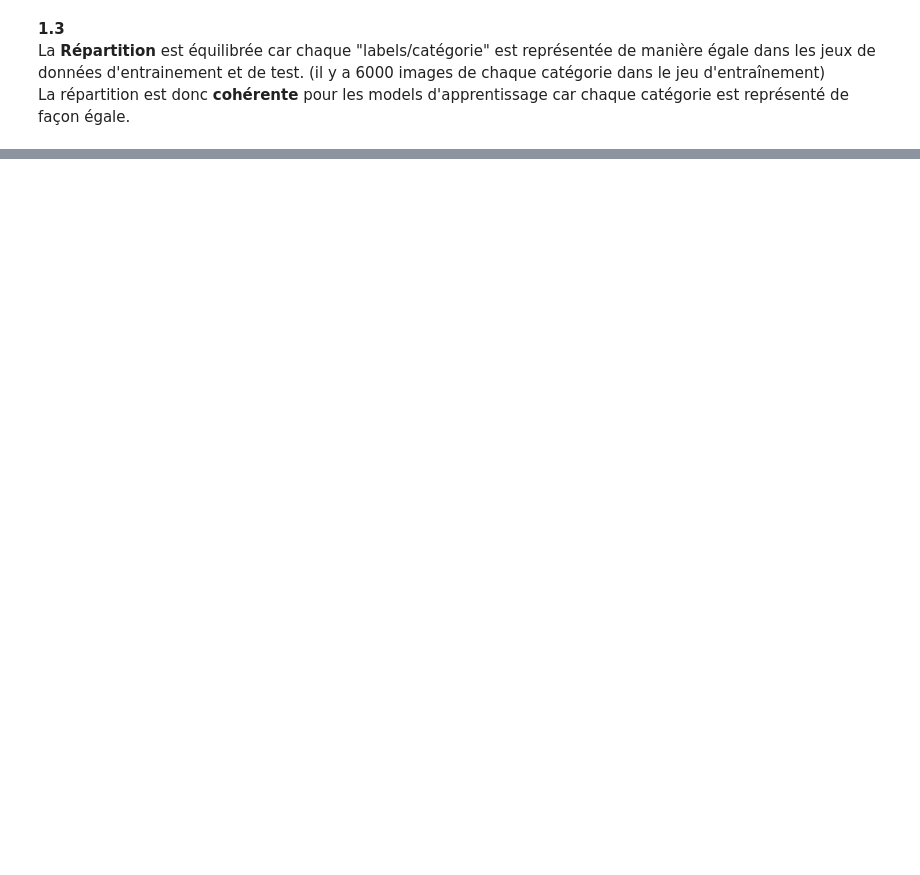
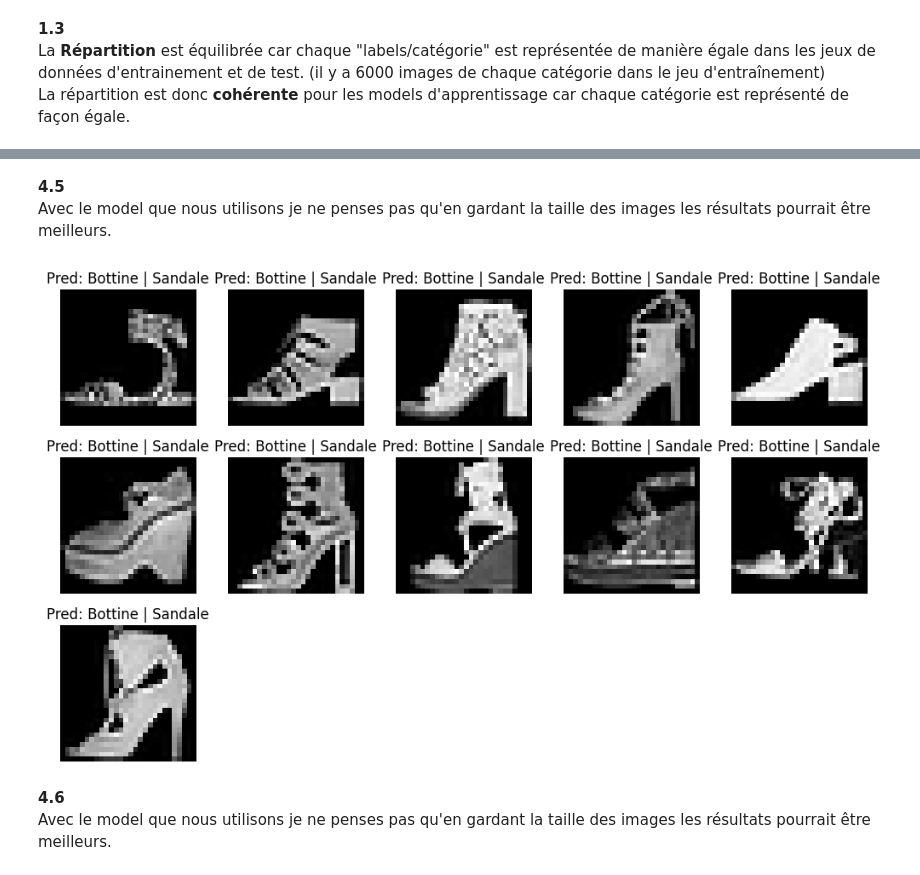
Before and after one commit to Cleamx/M1DENG, a Jupyter notebook: S2/BigData/TD1/TD1.ipynb, the cells around one changed output, grey strips where cells are left out. Drawn from its saved outputs; the diff is of its cells as text; code cells hidden in the pictures; blank space fills up the shorter version.

```diff
--- a/S2/BigData/TD1/TD1.ipynb
+++ b/S2/BigData/TD1/TD1.ipynb
@@ -71,0 +294,26 @@ Les données doivent être soit reshape afin d'avoir une matrice, mais en faisan
+# %% [markdown]
+**4.5**\
+Avec le model que nous utilisons je ne penses pas qu'en gardant la taille des images les résultats pourrait être meilleurs.
+# %%
+# Trouver les indices où y_pred est 'T_shirt' (0) et y_test est 'Chemise' (6)
+ind = np.where((y_pred_value == 9) & (y_test_val == 5))[0]
+
+# Vérifiez si les indices ne sont pas vides
+if len(ind) == 0:
+    print("Aucune correspondance trouvée pour y_pred == T_shirt et y_test == Chemise")
+else:
+    # Afficher les 25 premières erreurs dans une grille de 5x5
+    plt.figure(figsize=(10, 10))
+    for j, i in enumerate(ind[:25]):
+        plt.subplot(5, 5, j + 1)
+        plt.axis('off')
+        image = X_test[i].reshape(28, 28) * 256
+        plt.imshow(image, cmap='gray')
+        plt.title(f"Pred: {label_names[9]} | {label_names[5]}")
+    plt.tight_layout()
+    plt.show()
+# %% [output]
+[figure, added]
+# %% [markdown]
+**4.6**\
+Avec le model que nous utilisons je ne penses pas qu'en gardant la taille des images les résultats pourrait être meilleurs.
```
Also changed, not shown: parts of 33 cells of this notebook, 8 other files.
